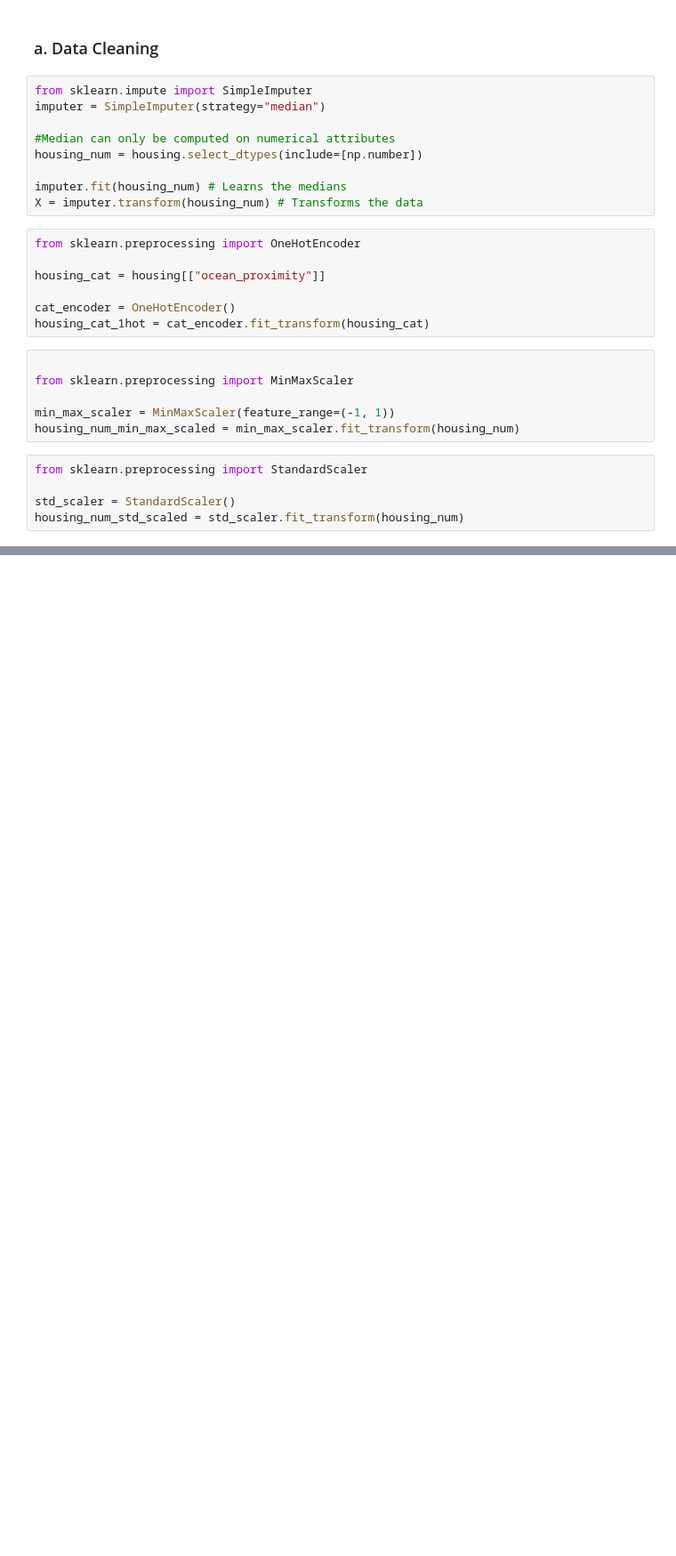
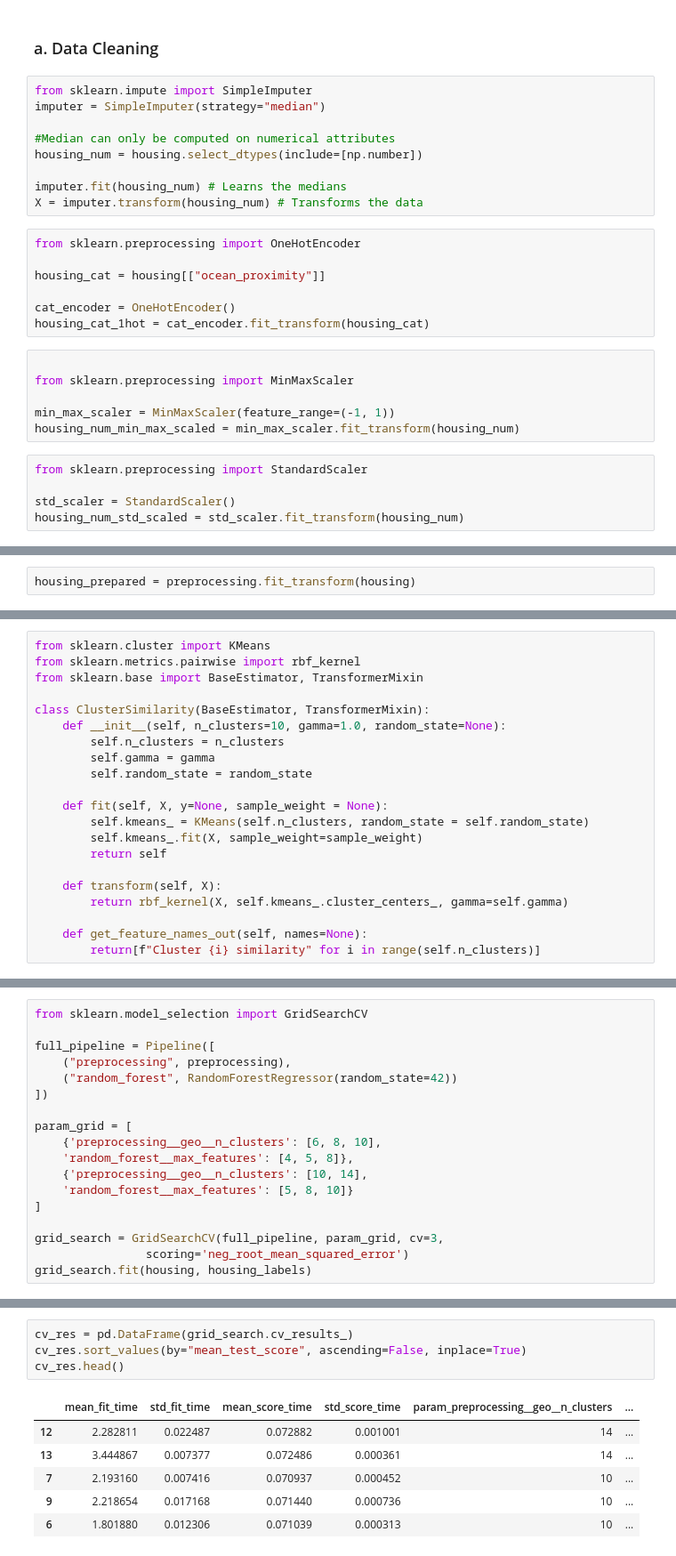
Before and after one commit to wdangds/blog, a Jupyter notebook: content/static/notebooks/ml-app-in-sci-chapter-2-handbook.ipynb, the cells around one changed output, grey strips where cells are left out. Shown at 89% size. Saved outputs shown, nothing was run; the diff lists cells and outputs as text; blank space fills up the shorter version.

```diff
--- a/content/static/notebooks/ml-app-in-sci-chapter-2-handbook.ipynb
+++ b/content/static/notebooks/ml-app-in-sci-chapter-2-handbook.ipynb
@@ -257,0 +303,2 @@ housing_num_std_scaled = std_scaler.fit_transform(housing_num)
+# %%
+housing_prepared = preprocessing.fit_transform(housing)
@@ -257,0 +412,21 @@ housing_num_std_scaled = std_scaler.fit_transform(housing_num)
+# %%
+from sklearn.cluster import KMeans
+from sklearn.metrics.pairwise import rbf_kernel
+from sklearn.base import BaseEstimator, TransformerMixin
+
+class ClusterSimilarity(BaseEstimator, TransformerMixin):
+    def __init__(self, n_clusters=10, gamma=1.0, random_state=None):
+        self.n_clusters = n_clusters
+        self.gamma = gamma
+        self.random_state = random_state
+
+    def fit(self, X, y=None, sample_weight = None):
+        self.kmeans_ = KMeans(self.n_clusters, random_state = self.random_state)
+        self.kmeans_.fit(X, sample_weight=sample_weight)
+        return self
+
+    def transform(self, X):
+        return rbf_kernel(X, self.kmeans_.cluster_centers_, gamma=self.gamma)
+
+    def get_feature_names_out(self, names=None):
+        return[f"Cluster {i} similarity" for i in range(self.n_clusters)]
@@ -257,0 +468,18 @@ housing_num_std_scaled = std_scaler.fit_transform(housing_num)
+# %%
+from sklearn.model_selection import GridSearchCV
+
+full_pipeline = Pipeline([
+	("preprocessing", preprocessing),
+	("random_forest", RandomForestRegressor(random_state=42))
+])
+
+param_grid = [
+	{'preprocessing__geo__n_clusters': [6, 8, 10],
+	'random_forest__max_features': [4, 5, 8]},
+	{'preprocessing__geo__n_clusters': [10, 14],
+	'random_forest__max_features': [5, 8, 10]}
+]
+
+grid_search = GridSearchCV(full_pipeline, param_grid, cv=3,
+				scoring='neg_root_mean_squared_error')
+grid_search.fit(housing, housing_labels)
@@ -257,0 +530,11 @@ housing_num_std_scaled = std_scaler.fit_transform(housing_num)
+# %%
+cv_res = pd.DataFrame(grid_search.cv_results_)
+cv_res.sort_values(by="mean_test_score", ascending=False, inplace=True)
+cv_res.head()
+# %% [output]
+|  | mean_fit_time | std_fit_time | mean_score_time | std_score_time | param_preprocessing__geo__n_clusters | ... |
+| 12 | 2.282811 | 0.022487 | 0.072882 | 0.001001 | 14 | ... |
+| 13 | 3.444867 | 0.007377 | 0.072486 | 0.000361 | 14 | ... |
+| 7 | 2.193160 | 0.007416 | 0.070937 | 0.000452 | 10 | ... |
+| 9 | 2.218654 | 0.017168 | 0.071440 | 0.000736 | 10 | ... |
+| 6 | 1.801880 | 0.012306 | 0.071039 | 0.000313 | 10 | ... |
```
Also changed, not shown: parts of 20 cells of this notebook, 8 other files.
